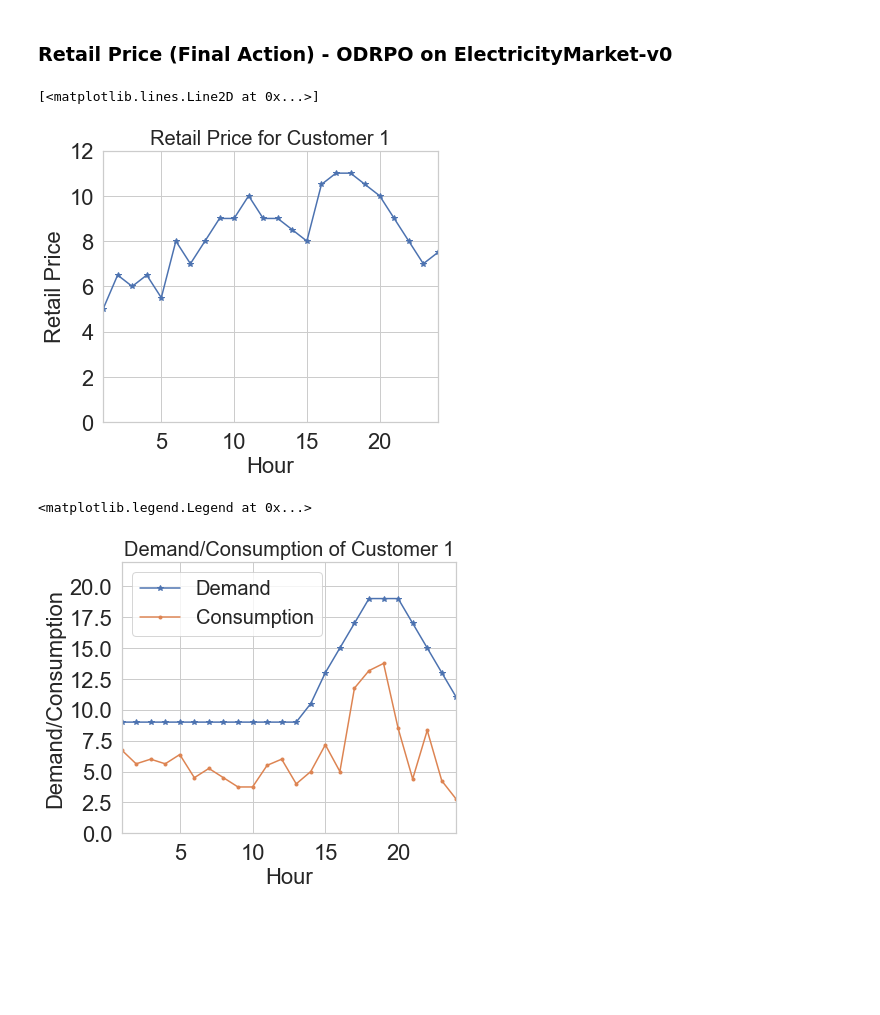
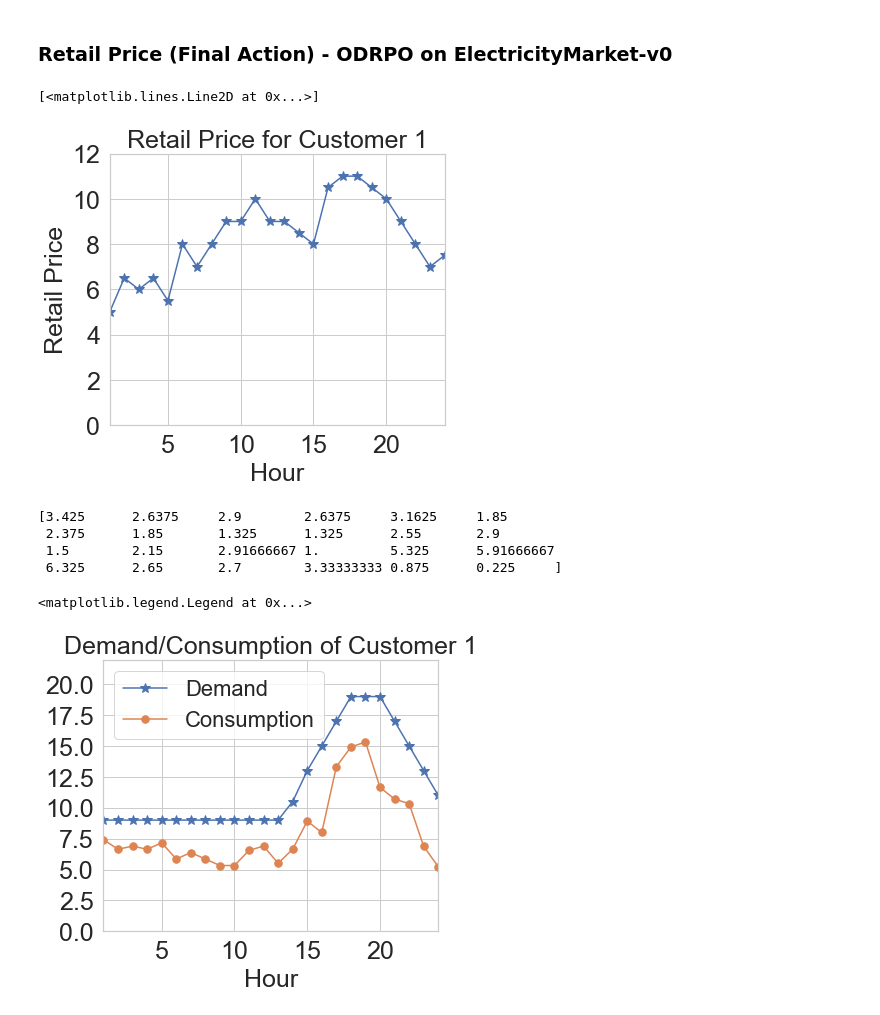
Before and after one commit to kadysongbb/efficient-wpo, a Jupyter notebook: discrete_control/view_setup_and_retail_price_EM.ipynb, the cells around one changed output. Cells and saved outputs as stored; diff of their text form; code cells hidden in the pictures; blank space fills up the shorter version.

```diff
--- a/discrete_control/view_setup_and_retail_price_EM.ipynb
+++ b/discrete_control/view_setup_and_retail_price_EM.ipynb
@@ -29,16 +29,16 @@ plt.plot(x, wholesale_price, marker = '*')
 ### Elasticity
 # %%
 ax = plt.subplot(111)
-plt.ylabel('Elasticity', fontsize=22)
-plt.xlabel('Hour', fontsize=22)
-plt.xticks(fontsize=22)
-plt.yticks(fontsize=22)
+plt.ylabel('Elasticity', fontsize=25)
+plt.xlabel('Hour', fontsize=25)
+plt.xticks(fontsize=25)
+plt.yticks(fontsize=25)
 plt.xlim(1,24)
-plt.ylim(-1,0)
+plt.ylim(-0.6,0)
 plt.locator_params(axis="x", nbins=5)
 
 x = np.arange(1,25,1)
-elasticity = np.asarray([-0.3,-0.3,-0.3,-0.3,-0.3,-0.3,-0.3,-0.3,-0.3,-0.3,-0.3,-0.3,-0.5,-0.5,-0.5,-0.5,-0.7,-0.7,-0.7,-0.7,-0.7,-0.5,-0.5,-0.5])
-plt.plot(x, elasticity, marker = '*')
+elasticity = np.asarray([-0.3,-0.3,-0.3,-0.3,-0.3,-0.3,-0.3,-0.3,-0.3,-0.3,-0.3,-0.3,-0.5,-0.5,-0.5,-0.5,-0.7,-0.7,-0.7,-0.7,-0.5,-0.5,-0.5,-0.5])*0.7
+plt.plot(x, elasticity, marker = '*', markersize = 10, linewidth = 1.5)
 # %% [output]
 [<matplotlib.lines.Line2D at 0x...>]
@@ -207,11 +207,11 @@ plt.legend(fontsize = 15)
 ### Retail Price (Final Action) - ODRPO on ElectricityMarket-v0
 # %%
 ax = plt.subplot(111)
-plt.ylabel('Retail Price', fontsize=22)
-plt.xlabel('Hour', fontsize=22)
-plt.title('Retail Price for Customer 1', fontsize=20)
-plt.xticks(fontsize=22)
-plt.yticks(fontsize=22)
+plt.ylabel('Retail Price', fontsize=25)
+plt.xlabel('Hour', fontsize=25)
+plt.title('Retail Price for Customer 1', fontsize=25)
+plt.xticks(fontsize=25)
+plt.yticks(fontsize=25)
 plt.xlim(1,24)
 plt.ylim(0,12)
 plt.locator_params(axis="x", nbins=5)
@@ -222,41 +222,46 @@ retail_price_1 = np.asarray([0.4507068, 7.0688295, 6.1194377, 6.5608687, 5.34165
                             8.598051, 5.9526806, 3.6567633, 3.4898388])
 retail_price_1 = np.asarray([5, 6.5, 6, 6.5, 5.5, 8, 7, 8, 9, 9, 10, 9, 9, 8.5, 8, 10.5, 11, 11, 10.5, 10, 9, 8, 7, 7.5])
 
-curt_consumption_1 = curt_load_1 * (1 + elasticity*(retail_price_1 - wholesale_price)/wholesale_price)
+curt_consumption_1 = curt_load_1 * (1 + elasticity*((retail_price_1 - wholesale_price)/wholesale_price))
 crit_consumption_1 = crit_load_1
 consumption_1 = curt_consumption_1 + crit_consumption_1
 demand_1 = curt_load_1 + crit_load_1
 
-plt.plot(x, retail_price_1, marker = '*')
+plt.plot(x, retail_price_1, marker = '*', markersize=10, linewidth = 1.5)
 # %% [output]
 [<matplotlib.lines.Line2D at 0x...>]
-[figure, old version]
+[figure, new version]
 # %%
 ax = plt.subplot(111)
-plt.ylabel('Demand/Consumption', fontsize=22)
-plt.xlabel('Hour', fontsize=22)
-plt.title('Demand/Consumption of Customer 1', fontsize=20)
-plt.xticks(fontsize=22)
-plt.yticks(fontsize=22)
+plt.xlabel('Hour', fontsize=25)
+plt.title('Demand/Consumption of Customer 1', fontsize=25)
+plt.xticks(fontsize=25)
+plt.yticks(fontsize=25)
 plt.xlim(1,24)
 plt.ylim(0,22)
 plt.locator_params(axis="x", nbins=5)
 
 x = np.arange(1,25,1)
 retail_price_1 = np.asarray([0.4507068, 7.0688295, 6.1194377, 6.5608687, 5.3416567, 8.781633, 4.8461866, 6.7171164, 5.618063,
                             6.785795, 7.4816465, 7.3517604, 5.2659636, 5.777661, 5.3476176, 7.9478292, 6.222798, 7.195838, 6.8627386, 4.824372,
                             8.598051, 5.9526806, 3.6567633, 3.4898388])
 retail_price_1 = np.asarray([5, 6.5, 6, 6.5, 5.5, 8, 7, 8, 9, 9, 10, 9, 9, 8.5, 8, 10.5, 11, 11, 10.5, 10, 9, 8, 7, 7.5])
 
 curt_consumption_1 = curt_load_1 * (1 + elasticity*(retail_price_1 - wholesale_price)/wholesale_price)
+print(curt_consumption_1)
+
 crit_consumption_1 = crit_load_1
 consumption_1 = curt_consumption_1 + crit_consumption_1
 demand_1 = curt_load_1 + crit_load_1
 
-plt.plot(x, demand_1, marker = '*', label = 'Demand')
-plt.plot(x, consumption_1, marker = '.', label = 'Consumption')
+plt.plot(x, demand_1, marker = '*', markersize=10, linewidth = 1.5, label = 'Demand')
+plt.plot(x, consumption_1, marker = '.', markersize=15, linewidth = 1.5, label = 'Consumption')
 
-plt.legend(fontsize = 20)
+plt.legend(fontsize = 22)
 # %% [output]
-<matplotlib.legend.Legend at 0x...>
+[3.425      2.6375     2.9        2.6375     3.1625     1.85
+ 2.375      1.85       1.325      1.325      2.55       2.9
+ 1.5        2.15       2.91666667 1.         5.325      5.91666667
+ 6.325      2.65       2.7        3.33333333 0.875      0.225     ]
+<matplotlib.legend.Legend at 0x...>
-[figure, old version]
+[figure, new version]
```
Also changed, not shown: parts of 12 cells of this notebook, 3 other files.
